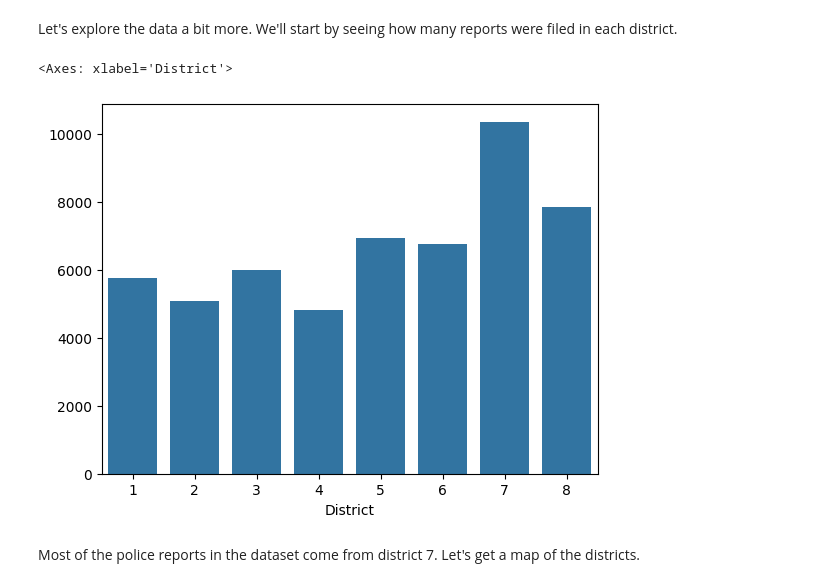
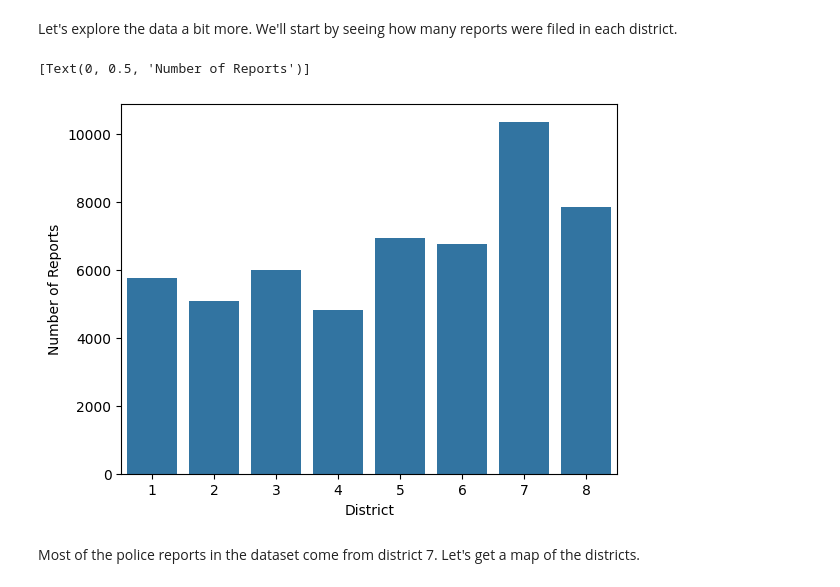
Before and after one commit to yarbschris/ds-final, a Jupyter notebook: finalProject.ipynb, the cells around one changed output. Drawn from its saved outputs; the diff is of its cells as text; code cells hidden in the pictures.

```diff
--- a/finalProject.ipynb
+++ b/finalProject.ipynb
@@ -167,10 +179,11 @@ We can see two peaks, one in March and one in August. The full month that has th
 Let's explore the data a bit more. We'll start by seeing how many reports were filed in each district.
 # %%
 reports_by_district = police_reports.groupby("District")
-sns.barplot(reports_by_district.size())
+ax = sns.barplot(reports_by_district.size())
+ax.set(ylabel="Number of Reports")
 # %% [output]
-<Axes: xlabel='District'>
+[Text(0, 0.5, 'Number of Reports')]
-[figure, old version]
+[figure, new version]
 # %% [markdown]
 Most of the police reports in the dataset come from district 7. Let's get a map of the districts.
 # %%
```
Also changed, not shown: parts of 6 cells of this notebook, 1 other file.
